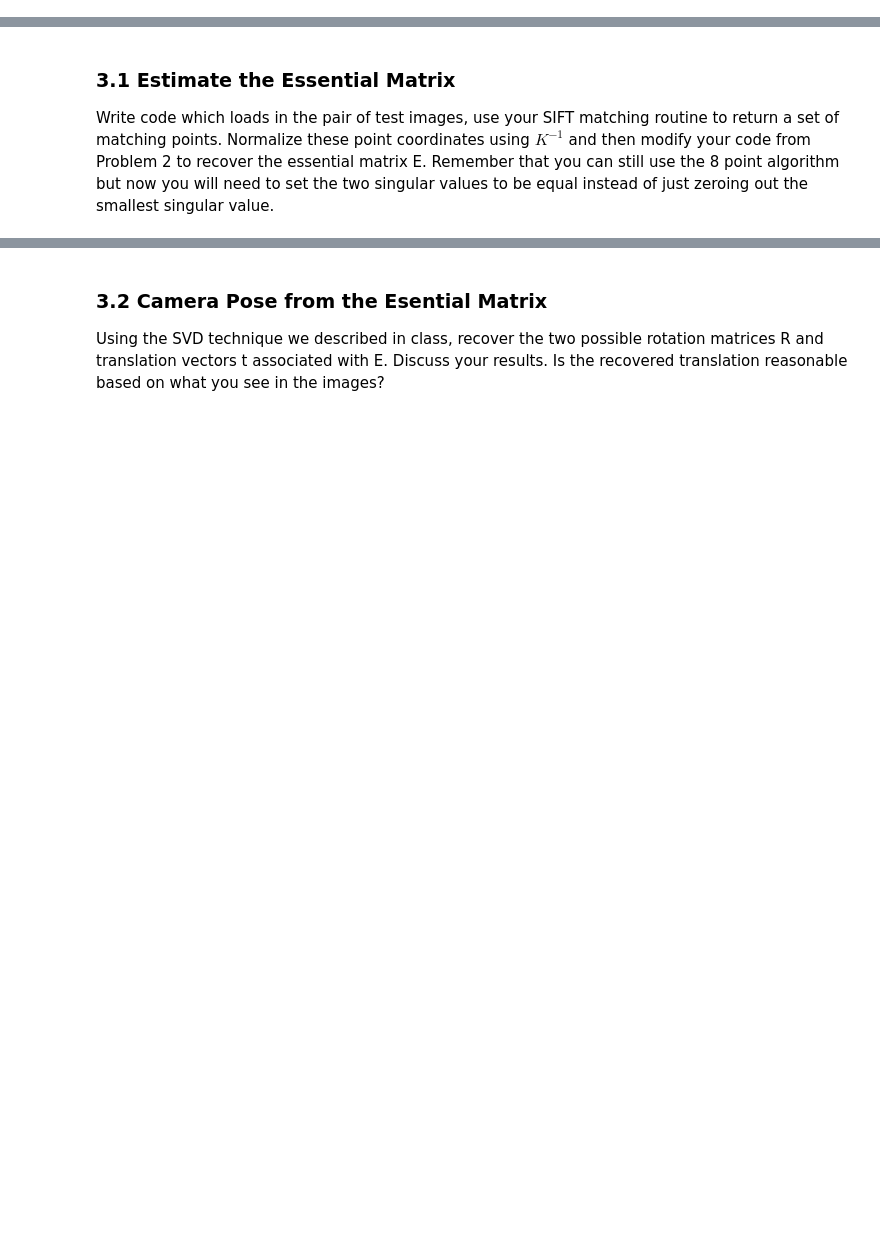
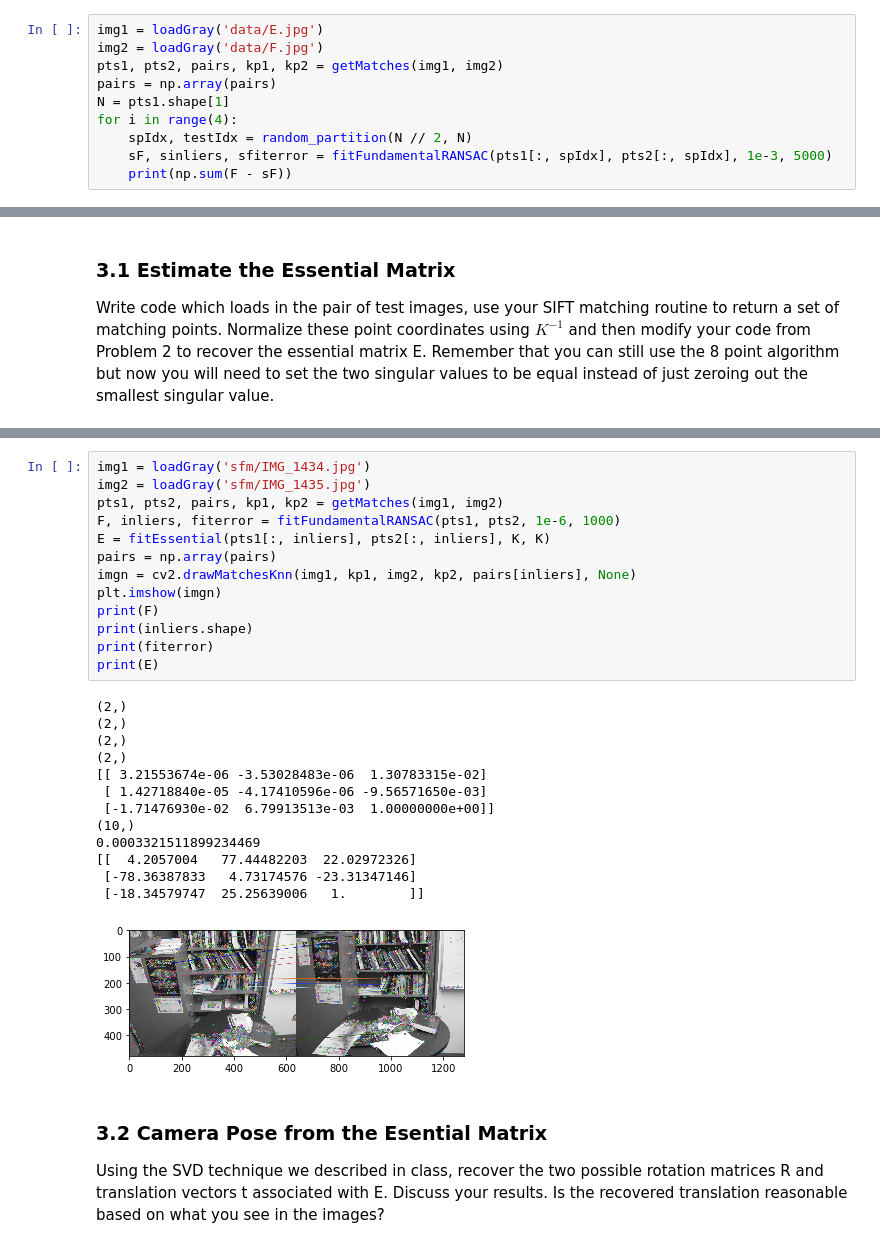
Before and after one commit to SIGUSRz/LightGeo, a Jupyter notebook: HW2/assignment2.ipynb, the cells around one changed output, grey strips where cells are left out. Cells and saved outputs as stored; diff of their text form; blank space fills up the shorter version.

```diff
--- a/HW2/assignment2.ipynb
+++ b/HW2/assignment2.ipynb
@@ -204,3 +512,13 @@ you should plot ~10 feature points along with the epipolar lines on which they s
 
 How stable is your estimate of F? If you rerun RANSAC multiple times with random samplings, does it always
 return the same F matrix? Please write a bit of code below to carry out this experiment and compute some quantitative measure of the variability in estimated F. How could you get a more robust estimate?
+# %%
+img1 = loadGray('data/E.jpg')
+img2 = loadGray('data/F.jpg')
+pts1, pts2, pairs, kp1, kp2 = getMatches(img1, img2)
+pairs = np.array(pairs)
+N = pts1.shape[1]
+for i in range(4):
+    spIdx, testIdx = random_partition(N // 2, N)
+    sF, sinliers, sfiterror = fitFundamentalRANSAC(pts1[:, spIdx], pts2[:, spIdx], 1e-3, 5000)
+    print(np.sum(F - sF))
@@ -217,3 +680,30 @@ Write code which loads in the pair of test images, use your SIFT matching routin
+# %%
+img1 = loadGray('sfm/IMG_1434.jpg')
+img2 = loadGray('sfm/IMG_1435.jpg')
+pts1, pts2, pairs, kp1, kp2 = getMatches(img1, img2)
+F, inliers, fiterror = fitFundamentalRANSAC(pts1, pts2, 1e-6, 1000)
+E = fitEssential(pts1[:, inliers], pts2[:, inliers], K, K)
+pairs = np.array(pairs)
+imgn = cv2.drawMatchesKnn(img1, kp1, img2, kp2, pairs[inliers], None)
+plt.imshow(imgn)
+print(F)
+print(inliers.shape)
+print(fiterror)
+print(E)
+# %% [output]
+(2,)
+(2,)
+(2,)
+(2,)
+[[ 3.21553674e-06 -3.53028483e-06  1.30783315e-02]
+ [ 1.42718840e-05 -4.17410596e-06 -9.56571650e-03]
+ [-1.71476930e-02  6.79913513e-03  1.00000000e+00]]
+(10,)
+0.0003321511899234469
+[[  4.2057004   77.44482203  22.02972326]
+ [-78.36387833   4.73174576 -23.31347146]
+ [-18.34579747  25.25639006   1.        ]]
+[figure, added]
 # %% [markdown]
 ### 3.2 Camera Pose from the Esential Matrix
 
```
Also changed, not shown: parts of 19 cells of this notebook, 13 other files.
